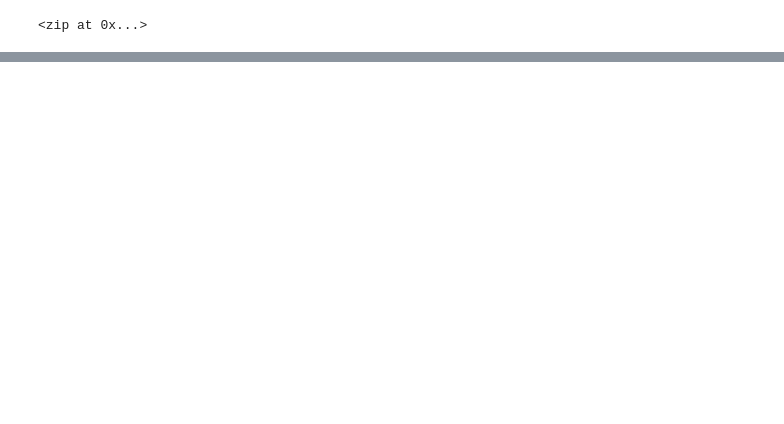
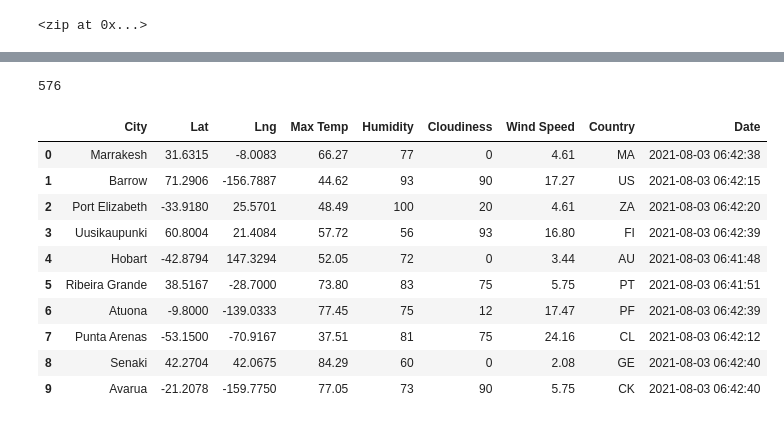
Before and after one commit to ckbauman/World_Weather_Analysis, a Jupyter notebook: WeatherPy.ipynb, the cells around one changed output, grey strips where cells are left out. Cells and saved outputs as stored; diff of their text form; code cells hidden in the pictures; blank space fills up the shorter version.

Commit message:
adding weatherpy and cities file

```diff
--- a/WeatherPy.ipynb
+++ b/WeatherPy.ipynb
@@ -50,0 +59,5 @@ len(cities)
+# %%
+# Starting URL for Weather Map API Call.
+# units= Imperial    standard, metric, imperial options
+url = "http://api.openweathermap.org/data/2.5/weather?units=Imperial&APPID=" + weather_api_key
+# print(url)
@@ -50,0 +158,6 @@ len(cities)
+# %%
+# how many rows of data did we just spit out
+
+len(city_data)
+# %% [output]
+576
@@ -50,0 +166,17 @@ len(cities)
+# %%
+# Convert the array of dictionaries to a Pandas DataFrame.
+# city_data was just created above
+city_data_df = pd.DataFrame(city_data)
+city_data_df.head(10)
+# %% [output]
+|  | City | Lat | Lng | Max Temp | Humidity | Cloudiness | Wind Speed | Country | Date |
+| 0 | Marrakesh | 31.6315 | -8.0083 | 66.27 | 77 | 0 | 4.61 | MA | 2021-08-03 06:42:38 |
+| 1 | Barrow | 71.2906 | -156.7887 | 44.62 | 93 | 90 | 17.27 | US | 2021-08-03 06:42:15 |
+| 2 | Port Elizabeth | -33.9180 | 25.5701 | 48.49 | 100 | 20 | 4.61 | ZA | 2021-08-03 06:42:20 |
+| 3 | Uusikaupunki | 60.8004 | 21.4084 | 57.72 | 56 | 93 | 16.80 | FI | 2021-08-03 06:42:39 |
+| 4 | Hobart | -42.8794 | 147.3294 | 52.05 | 72 | 0 | 3.44 | AU | 2021-08-03 06:41:48 |
+| 5 | Ribeira Grande | 38.5167 | -28.7000 | 73.80 | 83 | 75 | 5.75 | PT | 2021-08-03 06:41:51 |
+| 6 | Atuona | -9.8000 | -139.0333 | 77.45 | 75 | 12 | 17.47 | PF | 2021-08-03 06:42:39 |
+| 7 | Punta Arenas | -53.1500 | -70.9167 | 37.51 | 81 | 75 | 24.16 | CL | 2021-08-03 06:42:12 |
+| 8 | Senaki | 42.2704 | 42.0675 | 84.29 | 60 | 0 | 2.08 | GE | 2021-08-03 06:42:40 |
+| 9 | Avarua | -21.2078 | -159.7750 | 77.05 | 73 | 90 | 5.75 | CK | 2021-08-03 06:42:40 |
```
Also changed, not shown: parts of 10 cells of this notebook, 3 other files.
